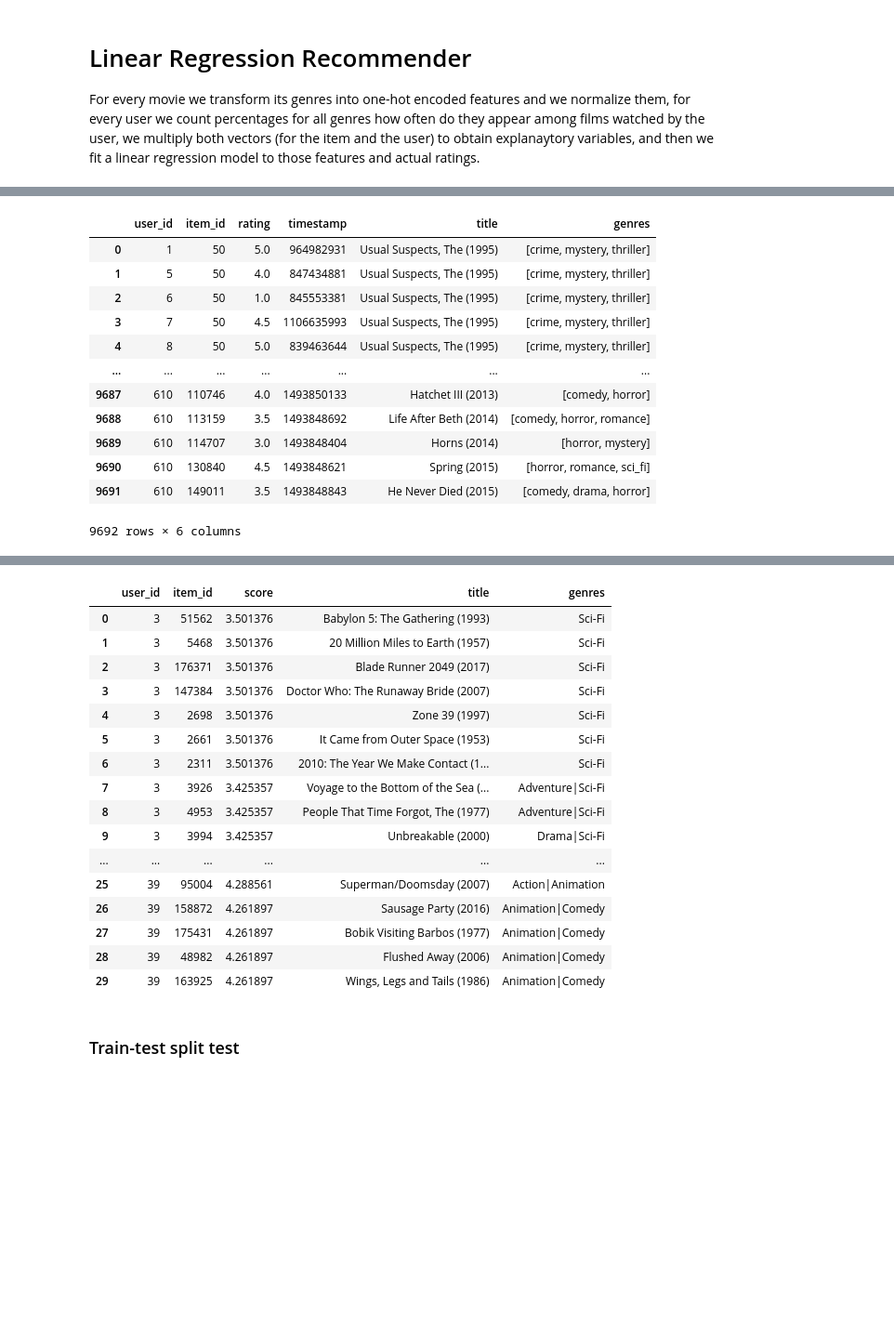
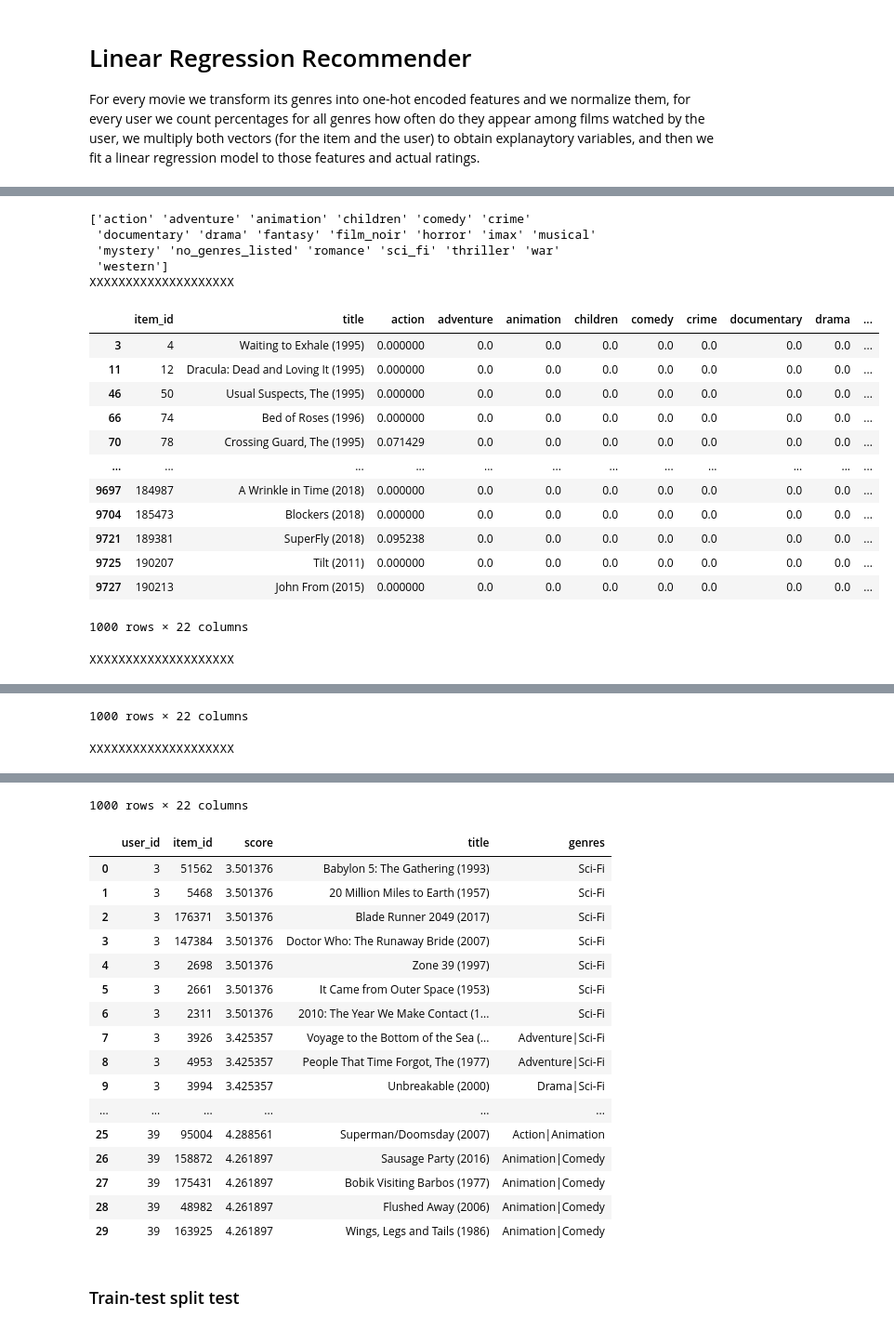
Before and after one commit to jbiesek/recommender-systems-class, a Jupyter notebook: lecture_04_content_based_recommenders.ipynb, the cells around one changed output, grey strips where cells are left out. Shown at 93% size. Drawn from its saved outputs; the diff is of its cells as text; code cells hidden in the pictures; blank space fills up the shorter version.

```diff
--- a/lecture_04_content_based_recommenders.ipynb
+++ b/lecture_04_content_based_recommenders.ipynb
@@ -117,7 +117,7 @@ class LinearRegressionRecommender(Recommender):
 
         interactions_df = pd.merge(interactions_df, items_df, on='item_id')
         interactions_df = self._transform_genres(interactions_df)
-        display(interactions_df)
+#         display(interactions_df)
         # Prepare user features
 
         users_df = interactions_df[['user_id', 'genres']].copy()
@@ -147,7 +147,7 @@ class LinearRegressionRecommender(Recommender):
                          index=interactions_df.index))
 
         # Normalize the values so that each movie's genres sum up to 1
-
+        print(self.mlb.classes_)
         interactions_df[self.mlb.classes_] = interactions_df[self.mlb.classes_] \
             / interactions_df[self.mlb.classes_].sum(axis=1).values.reshape(-1, 1)
 
@@ -156,6 +156,7 @@ class LinearRegressionRecommender(Recommender):
         # Prepare input data and fit the model
 
         # Dot product for personalization
+#         display(interactions_df)
         if self.uses_dot_product:
             interactions_df[self.mlb.classes_] = interactions_df[self.mlb.classes_] \
                 * interactions_df[self.user_features].values
@@ -168,6 +169,8 @@ class LinearRegressionRecommender(Recommender):
             x = interactions_df.loc[:, list(self.mlb.classes_) + self.user_features].values
 
         y = interactions_df['rating'].values
+
+
 
         self.model = LinearRegression().fit(x, y)
 
@@ -214,11 +217,12 @@ class LinearRegressionRecommender(Recommender):
 
             if self.uses_dot_product:
                 input_df[self.mlb.classes_] = items_df[self.mlb.classes_] * user_df.values
-#                 display(input_df)
+                print("XXXXXXXXXXXXXXXXXXXX")
+                display(input_df)
                 scores = self.model.predict(input_df.loc[:, self.mlb.classes_].values)
             else:
                 input_df = input_df.merge(user_df, how='cross')
-#                 display(input_df)
+#                 display(input_df.loc[:, list(self.mlb.classes_) + self.user_features].values)
                 scores = self.model.predict(input_df.loc[:, list(self.mlb.classes_) + self.user_features].values)
 
             chosen_pos = np.argsort(-scores)[:n_recommendations]
@@ -281,26 +268,32 @@ Active users history
 # %%
 # Quick test of the recommender
 
 lr_recommender = LinearRegressionRecommender()
 lr_recommender.uses_dot_product = True
 lr_recommender.fit(ml_ratings_df, None, ml_movies_df)
-display(ml_ratings_df.head(10))
-display(ml_movies_df.head(10))
+# display(ml_ratings_df.head(10))
+# display(ml_movies_df.head(10))
 recommendations = lr_recommender.recommend(pd.DataFrame([[3], [5], [39]], columns=['user_id']), ml_movies_df, 10)
 
 recommendations = pd.merge(recommendations, ml_movies_df, on='item_id', how='left')
 display(recommendations)
 # %% [output]
+['action' 'adventure' 'animation' 'children' 'comedy' 'crime'
+ 'documentary' 'drama' 'fantasy' 'film_noir' 'horror' 'imax' 'musical'
+ 'mystery' 'no_genres_listed' 'romance' 'sci_fi' 'thriller' 'war'
+ 'western']
+XXXXXXXXXXXXXXXXXXXX
-|  | user_id | item_id | rating | timestamp | title | genres |
-| 0 | 1 | 50 | 5.0 | 964982931 | Usual Suspects, The (1995) | [crime, mystery, thriller] |
-| 1 | 5 | 50 | 4.0 | 847434881 | Usual Suspects, The (1995) | [crime, mystery, thriller] |
-| 2 | 6 | 50 | 1.0 | 845553381 | Usual Suspects, The (1995) | [crime, mystery, thriller] |
-| 3 | 7 | 50 | 4.5 | 1106635993 | Usual Suspects, The (1995) | [crime, mystery, thriller] |
-| 4 | 8 | 50 | 5.0 | 839463644 | Usual Suspects, The (1995) | [crime, mystery, thriller] |
-| ... | ... | ... | ... | ... | ... | ... |
-| 9687 | 610 | 110746 | 4.0 | 1493850133 | Hatchet III (2013) | [comedy, horror] |
-| 9688 | 610 | 113159 | 3.5 | 1493848692 | Life After Beth (2014) | [comedy, horror, romance] |
-| 9689 | 610 | 114707 | 3.0 | 1493848404 | Horns (2014) | [horror, mystery] |
-| 9690 | 610 | 130840 | 4.5 | 1493848621 | Spring (2015) | [horror, romance, sci_fi] |
-| 9691 | 610 | 149011 | 3.5 | 1493848843 | He Never Died (2015) | [comedy, drama, horror] |
+|  | item_id | title | action | adventure | animation | children | comedy | crime | documentary | drama | ... |
+| 3 | 4 | Waiting to Exhale (1995) | 0.000000 | 0.0 | 0.0 | 0.0 | 0.0 | 0.0 | 0.0 | 0.0 | ... |
+| 11 | 12 | Dracula: Dead and Loving It (1995) | 0.000000 | 0.0 | 0.0 | 0.0 | 0.0 | 0.0 | 0.0 | 0.0 | ... |
+| 46 | 50 | Usual Suspects, The (1995) | 0.000000 | 0.0 | 0.0 | 0.0 | 0.0 | 0.0 | 0.0 | 0.0 | ... |
+| 66 | 74 | Bed of Roses (1996) | 0.000000 | 0.0 | 0.0 | 0.0 | 0.0 | 0.0 | 0.0 | 0.0 | ... |
+| 70 | 78 | Crossing Guard, The (1995) | 0.071429 | 0.0 | 0.0 | 0.0 | 0.0 | 0.0 | 0.0 | 0.0 | ... |
+| ... | ... | ... | ... | ... | ... | ... | ... | ... | ... | ... | ... |
+| 9697 | 184987 | A Wrinkle in Time (2018) | 0.000000 | 0.0 | 0.0 | 0.0 | 0.0 | 0.0 | 0.0 | 0.0 | ... |
+| 9704 | 185473 | Blockers (2018) | 0.000000 | 0.0 | 0.0 | 0.0 | 0.0 | 0.0 | 0.0 | 0.0 | ... |
+| 9721 | 189381 | SuperFly (2018) | 0.095238 | 0.0 | 0.0 | 0.0 | 0.0 | 0.0 | 0.0 | 0.0 | ... |
+| 9725 | 190207 | Tilt (2011) | 0.000000 | 0.0 | 0.0 | 0.0 | 0.0 | 0.0 | 0.0 | 0.0 | ... |
+| 9727 | 190213 | John From (2015) | 0.000000 | 0.0 | 0.0 | 0.0 | 0.0 | 0.0 | 0.0 | 0.0 | ... |
-9692 rows × 6 columns
+1000 rows × 22 columns
+XXXXXXXXXXXXXXXXXXXX
@@ -317,0 +312,2 @@ display(recommendations)
+1000 rows × 22 columns
+XXXXXXXXXXXXXXXXXXXX
@@ -329,3 +326,4 @@ display(recommendations)
+1000 rows × 22 columns
 |  | user_id | item_id | score | title | genres |
 | 0 | 3 | 51562 | 3.501376 | Babylon 5: The Gathering (1993) | Sci-Fi |
 | 1 | 3 | 5468 | 3.501376 | 20 Million Miles to Earth (1957) | Sci-Fi |
```
Also changed, not shown: parts of 4 cells of this notebook.
